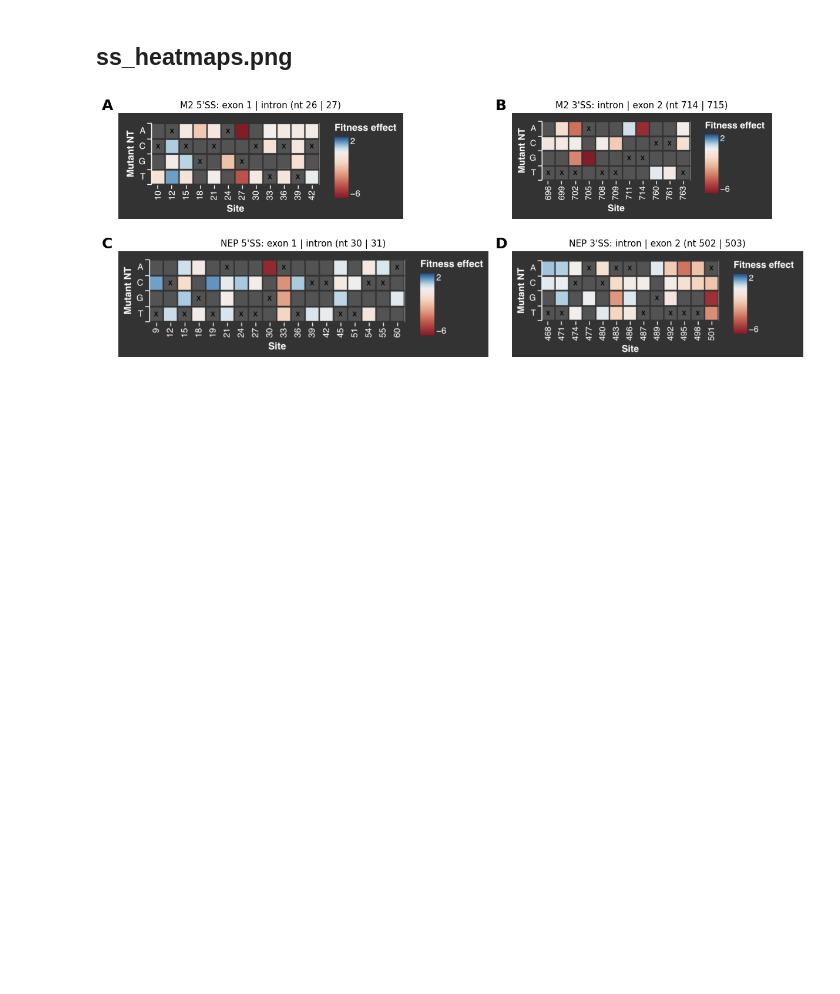
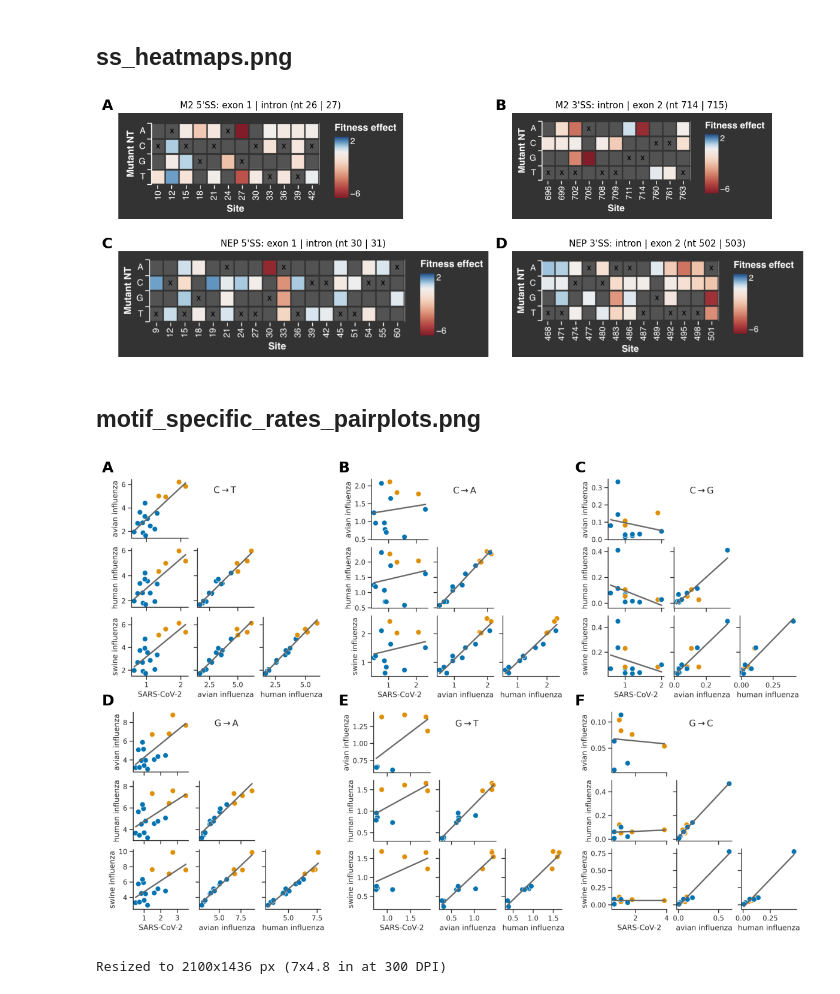
Before and after one commit to matsengrp/flu-mut-rates, a Jupyter notebook: notebooks/compose_figures.ipynb, the cells around one changed output. Saved outputs shown, nothing was run; the diff lists cells and outputs as text; code cells hidden in the pictures; blank space fills up the shorter version.

```diff
--- a/notebooks/compose_figures.ipynb
+++ b/notebooks/compose_figures.ipynb
@@ -587,3 +587,73 @@ plt.savefig("../results/figures/ms_figures/ss_heatmaps.png", dpi=300, bbox_inche
 plt.show()
 # %% [output]
 [figure]
+# %% [markdown]
+## motif_specific_rates_pairplots.png
+# %%
+# 2x3 panel composite of motif-specific-rate pairplots, one panel per
+# C- or G-source mutation type. Row 1: C-source (CT, CA, CG); row 2:
+# G-source (GA, GT, GC). Reverse-complement pairs sit in the same column.
+import numpy as np
+
+mut_types_to_show = ['CT', 'CA', 'CG', 'GA', 'GT', 'GC']
+panel_paths = [
+    f"../results/figures/motif_specific_rates_pairplot_{mt}.png"
+    for mt in mut_types_to_show
+]
+panels = [mpimg.imread(p) for p in panel_paths]
+
+# Pad panels to a common bounding box. The per-mut PNGs share their
+# pairplot layout, but bbox_inches="tight" can yield slightly different
+# dimensions per mutation type; padding keeps panels rendered at the
+# same scale across the grid.
+target_h = max(p.shape[0] for p in panels)
+target_w = max(p.shape[1] for p in panels)
+padded = []
+for img in panels:
+    if img.shape[:2] == (target_h, target_w):
+        padded.append(img)
+        continue
+    canvas = np.ones((target_h, target_w, img.shape[2]), dtype=img.dtype)
+    y_off = (target_h - img.shape[0]) // 2
+    x_off = (target_w - img.shape[1]) // 2
+    canvas[y_off:y_off + img.shape[0], x_off:x_off + img.shape[1]] = img
+    padded.append(canvas)
+
+fig, axes = plt.subplots(2, 3, figsize=(12, 8))
+for ax, img in zip(axes.flat, padded):
+    ax.imshow(img)
+    ax.axis("off")
+plt.tight_layout()
+
+# Add panel labels at the upper-left of each axes.
+labels = list(string.ascii_uppercase[:6])
+for ax, label in zip(axes.flat, labels):
+    pos = ax.get_position()
+    fig.text(
+        pos.x0, pos.y1, label,
+        fontsize=18, fontweight="bold", va="bottom", ha="left",
+    )
+
+plt.savefig(
+    "../results/figures/motif_specific_rates_pairplots.png",
+    dpi=300, bbox_inches="tight",
+)
+plt.show()
+# %% [output]
+[figure, added]
+# %%
+# Resize motif_specific_rates_pairplots to 7 inches wide, preserving aspect ratio and DPI
+dpi = 300
+target_width_in = 7
+img = Image.open("../results/figures/motif_specific_rates_pairplots.png")
+new_width_px = int(target_width_in * dpi)
+scale = new_width_px / img.width
+new_height_px = int(img.height * scale)
+img_resized = img.resize((new_width_px, new_height_px), Image.LANCZOS)
+out_png = "../results/figures/ms_figures/motif_specific_rates_pairplots.png"
+out_pdf = "../results/figures/ms_figures/motif_specific_rates_pairplots.pdf"
+img_resized.save(out_png, dpi=(dpi, dpi))
+img_resized.convert("RGB").save(out_pdf, "PDF", resolution=dpi)
+print(f"Resized to {new_width_px}x{new_height_px} px ({target_width_in}x{new_height_px/dpi:.1f} in at {dpi} DPI)")
+# %% [output]
+Resized to 2100x1436 px (7x4.8 in at 300 DPI)
```
Also changed, not shown: parts of 3 cells of this notebook, 2 other files.
